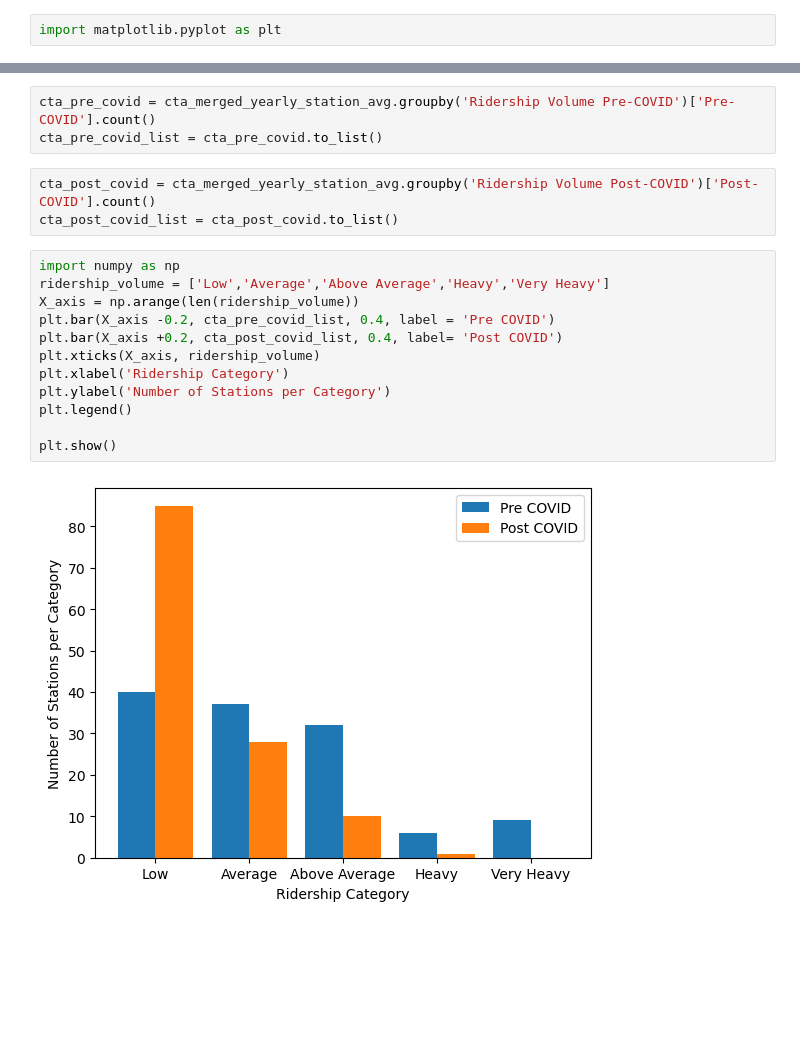
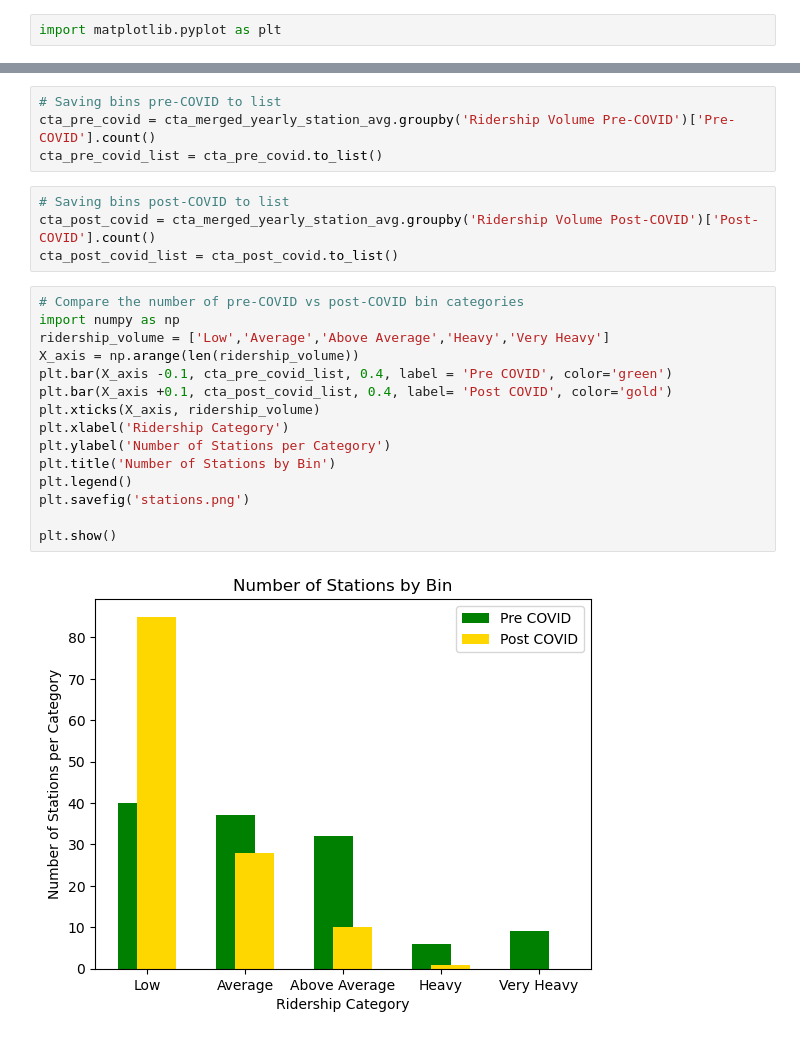
Before and after one commit to ayaF-PI/project-1, a Jupyter notebook: CTA_Ridership_L_Train.ipynb, the cells around one changed output, grey strips where cells are left out. Cells and saved outputs as stored; diff of their text form; blank space fills up the shorter version.

Commit message:
Added explanations and finished bar graph plotting

```diff
--- a/CTA_Ridership_L_Train.ipynb
+++ b/CTA_Ridership_L_Train.ipynb
@@ -304,20 +356,25 @@ Average ridership per station per month between 2020 and 2023 is 45387.284274193
 # %%
+# Saving bins pre-COVID to list
 cta_pre_covid = cta_merged_yearly_station_avg.groupby('Ridership Volume Pre-COVID')['Pre-COVID'].count()
 cta_pre_covid_list = cta_pre_covid.to_list()
 # %%
+# Saving bins post-COVID to list
 cta_post_covid = cta_merged_yearly_station_avg.groupby('Ridership Volume Post-COVID')['Post-COVID'].count()
 cta_post_covid_list = cta_post_covid.to_list()
 # %%
+# Compare the number of pre-COVID vs post-COVID bin categories
 import numpy as np
 ridership_volume = ['Low','Average','Above Average','Heavy','Very Heavy']
 X_axis = np.arange(len(ridership_volume))
-plt.bar(X_axis -0.2, cta_pre_covid_list, 0.4, label = 'Pre COVID')
-plt.bar(X_axis +0.2, cta_post_covid_list, 0.4, label= 'Post COVID')
+plt.bar(X_axis -0.1, cta_pre_covid_list, 0.4, label = 'Pre COVID', color='green')
+plt.bar(X_axis +0.1, cta_post_covid_list, 0.4, label= 'Post COVID', color='gold')
 plt.xticks(X_axis, ridership_volume)
 plt.xlabel('Ridership Category')
 plt.ylabel('Number of Stations per Category')
+plt.title('Number of Stations by Bin')
 plt.legend()
+plt.savefig('stations.png')
 
 plt.show()
 # %% [output]
-[figure, old version]
+[figure, new version]
```
Also changed, not shown: parts of 23 cells of this notebook, 3 other files.
